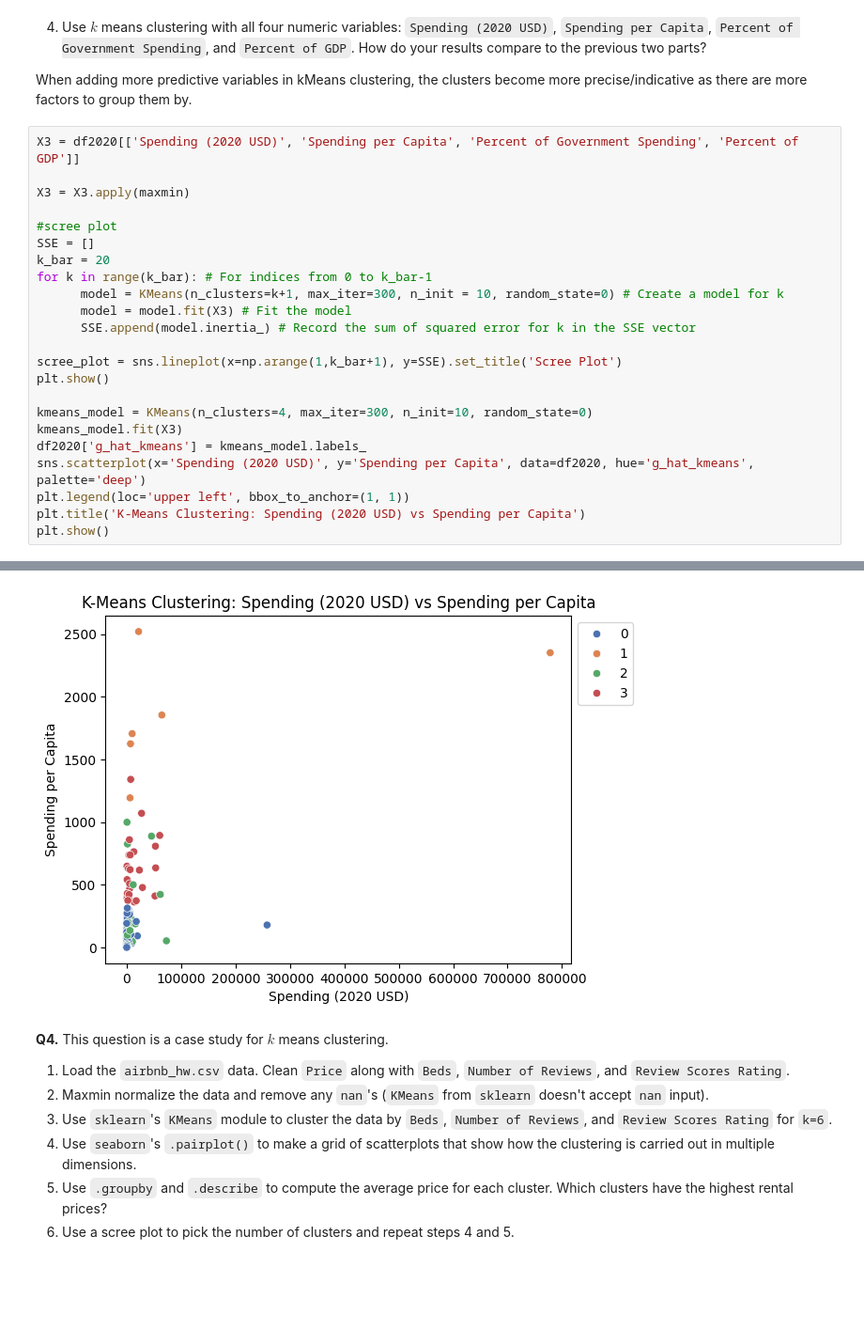
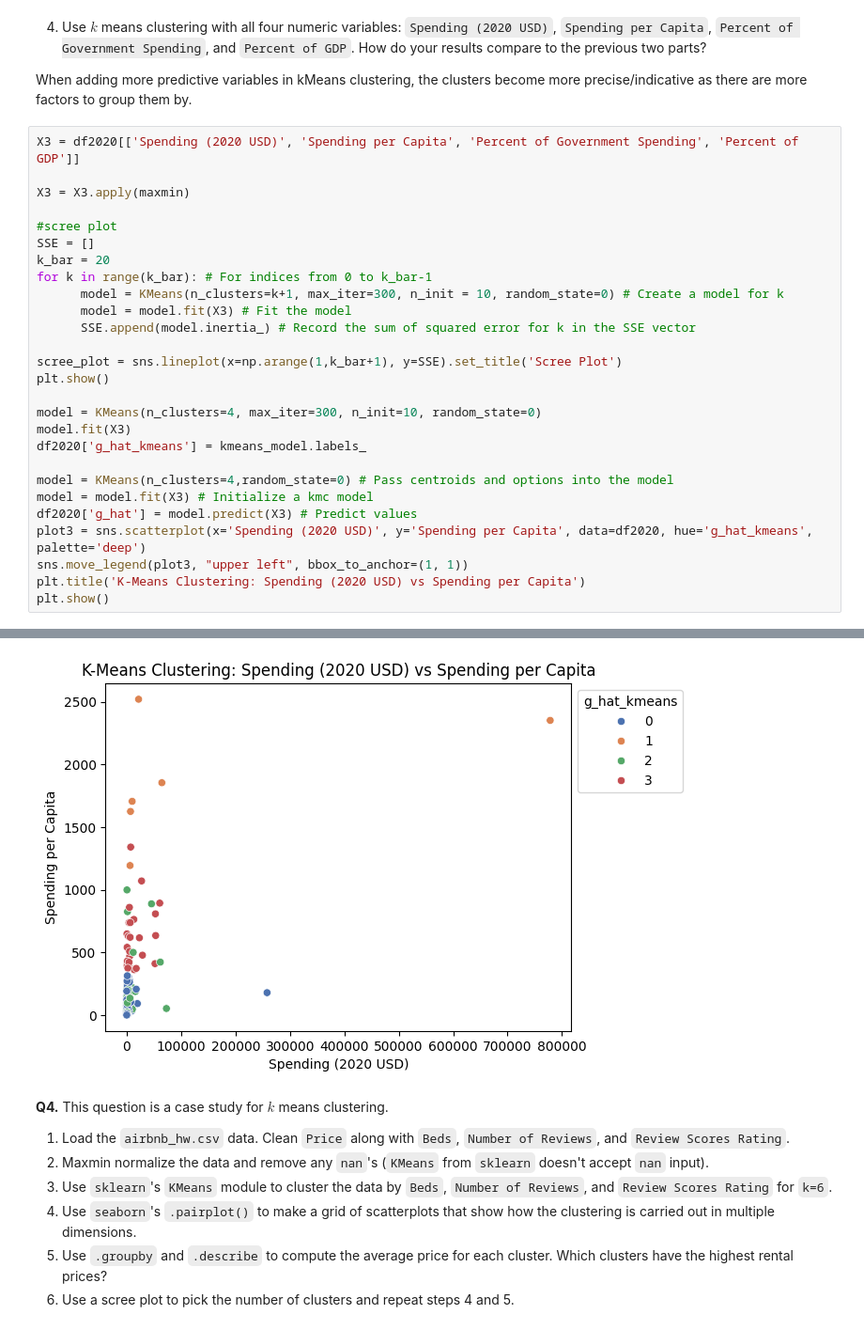
Before and after one commit to ashleynguyen04/clustering, a Jupyter notebook: assignment/assignment_clustering.ipynb, the cells around one changed output, grey strips where cells are left out. Shown at 94% size. Drawn from its saved outputs; the diff is of its cells as text; blank space fills up the shorter version.

```diff
--- a/assignment/assignment_clustering.ipynb
+++ b/assignment/assignment_clustering.ipynb
@@ -262,29 +262,33 @@ When adding more predictive variables in kMeans clustering, the clusters become
 # %%
 X3 = df2020[['Spending (2020 USD)', 'Spending per Capita', 'Percent of Government Spending', 'Percent of GDP']]
 
 X3 = X3.apply(maxmin)
 
 #scree plot
 SSE = []
 k_bar = 20
 for k in range(k_bar): # For indices from 0 to k_bar-1
       model = KMeans(n_clusters=k+1, max_iter=300, n_init = 10, random_state=0) # Create a model for k
       model = model.fit(X3) # Fit the model
       SSE.append(model.inertia_) # Record the sum of squared error for k in the SSE vector
 
 scree_plot = sns.lineplot(x=np.arange(1,k_bar+1), y=SSE).set_title('Scree Plot')
 plt.show()
 
-kmeans_model = KMeans(n_clusters=4, max_iter=300, n_init=10, random_state=0)
-kmeans_model.fit(X3)
+model = KMeans(n_clusters=4, max_iter=300, n_init=10, random_state=0)
+model.fit(X3)
 df2020['g_hat_kmeans'] = kmeans_model.labels_
-sns.scatterplot(x='Spending (2020 USD)', y='Spending per Capita', data=df2020, hue='g_hat_kmeans', palette='deep')
-plt.legend(loc='upper left', bbox_to_anchor=(1, 1))
+
+model = KMeans(n_clusters=4,random_state=0) # Pass centroids and options into the model
+model = model.fit(X3) # Initialize a kmc model
+df2020['g_hat'] = model.predict(X3) # Predict values
+plot3 = sns.scatterplot(x='Spending (2020 USD)', y='Spending per Capita', data=df2020, hue='g_hat_kmeans', palette='deep')
+sns.move_legend(plot3, "upper left", bbox_to_anchor=(1, 1))
 plt.title('K-Means Clustering: Spending (2020 USD) vs Spending per Capita')
 plt.show()
 # %% [output]
 [figure]
-[figure, old version]
+[figure, new version]
 # %% [markdown]
 **Q4.** This question is a case study for $k$ means clustering.
 
```
Also changed, not shown: parts of 1 cell of this notebook.
